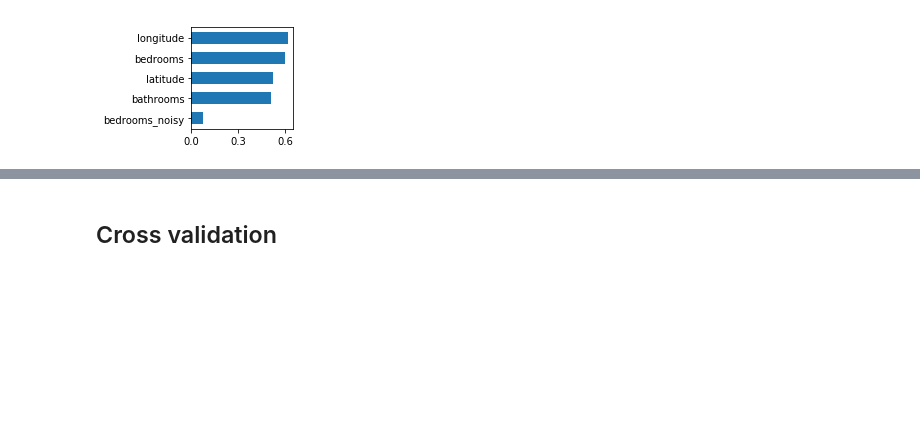
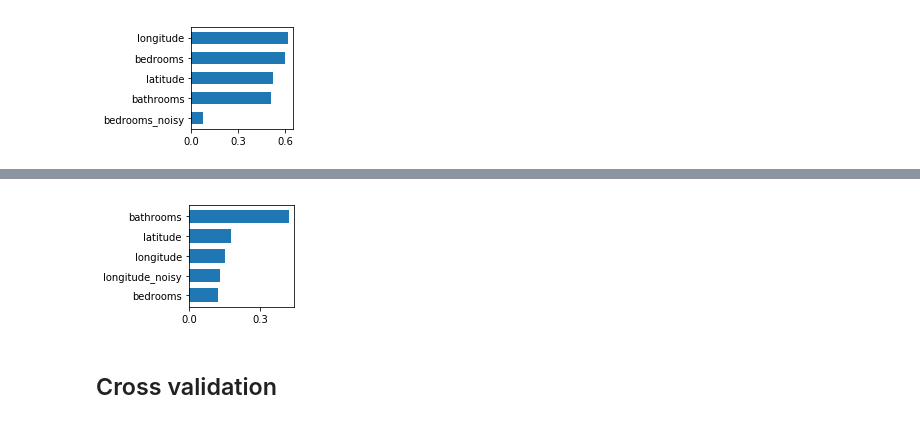
Before and after one commit to parrt/random-forest-importances, a Jupyter notebook: notebooks/collinear.ipynb, the cells around one changed output, grey strips where cells are left out. Drawn from its saved outputs; the diff is of its cells as text; code cells hidden in the pictures; blank space fills up the shorter version.

```diff
--- a/notebooks/collinear.ipynb
+++ b/notebooks/collinear.ipynb
@@ -119,3 +176,32 @@ Wall time: 1.26 s
+# %%
+c = 0.0005
+noise = np.random.random(len(X_train_val))*c
+
+X_train_dflt = X_train.copy()
+X_train_dflt['longitude_noisy'] = X_train_dflt.longitude + noise
+
+rf = RandomForestRegressor(n_estimators=100, n_jobs=-1)
+rf.fit(X_train_dflt, y_train)
+
+I = pd.DataFrame(data={'column':X_train_dflt.columns, 'Importance':rf.feature_importances_})
+I = I.sort_values('Importance', ascending=False)
+I = I.set_index('column')
+I = I.sort_values('Importance', ascending=True)
+fig = plt.figure()
+w, h = fig.get_size_inches()
+fig.set_size_inches(w*0.5, h*0.5, forward=True)
+ax = plt.gca()
+ax.barh(np.arange(len(I.index)), I.Importance, height=.7, tick_label=I.index)
+xticks = ax.get_xticks()
+nticks = len(xticks)
+new_ticks = xticks[np.arange(0, nticks, step=3)]
+ax.set_xticks(new_ticks)
+plt.tight_layout()
+plt.savefig(f'../article/images/collinear_dflt_longitude_noise_{c:.4f}.svg',
+            bbox_inches="tight", pad_inches=0.03)
+plt.show()
+# %% [output]
+[figure, added]
 # %% [markdown]
 ## Cross validation
 # %%
```
Also changed, not shown: parts of 6 cells of this notebook, 6 other files.
